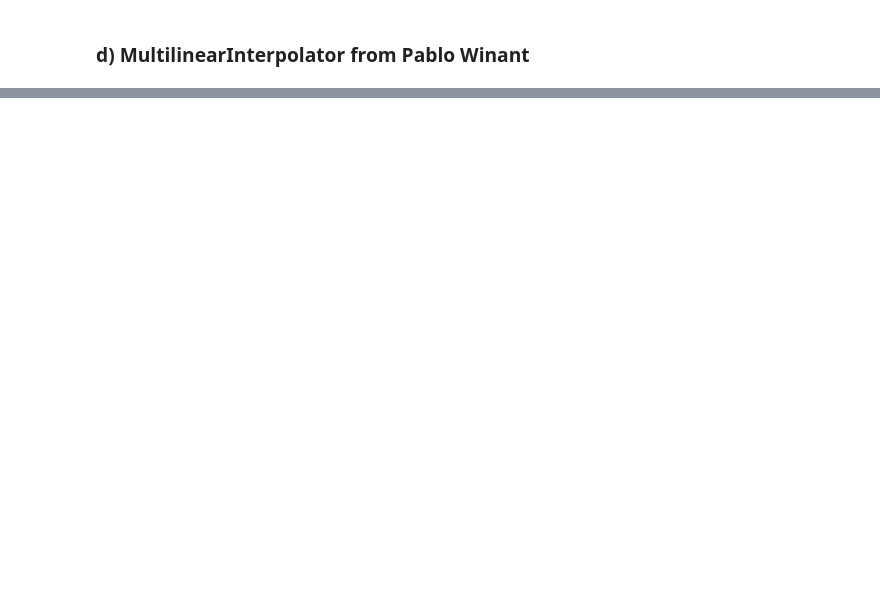
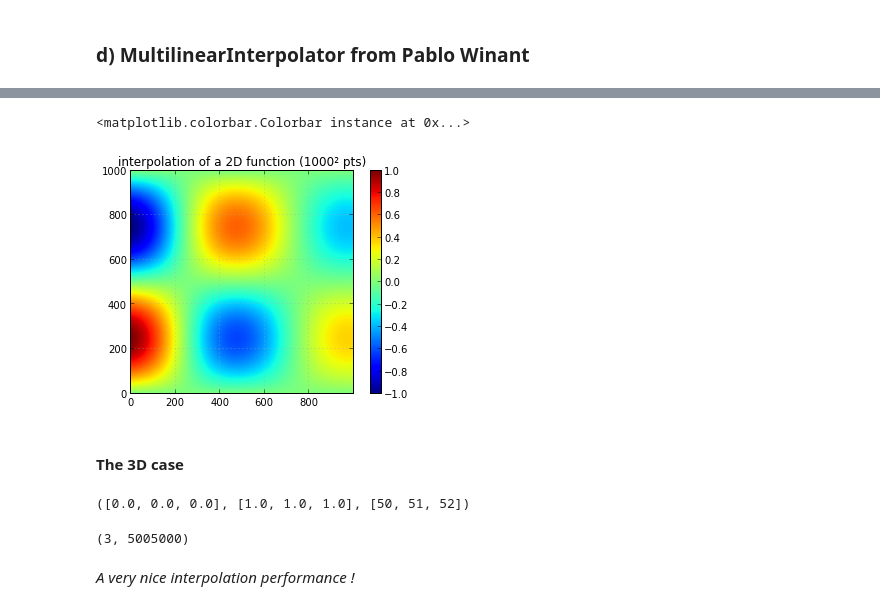
Before and after one commit to pierre-haessig/stodynprog, a Jupyter notebook: linear_interp_benchmark.ipynb, the cells around one changed output, grey strips where cells are left out. Saved outputs shown, nothing was run; the diff lists cells and outputs as text; code cells hidden in the pictures; blank space fills up the shorter version.

```diff
--- a/linear_interp_benchmark.ipynb
+++ b/linear_interp_benchmark.ipynb
@@ -264,0 +286,4 @@ imshow(f_3d_interp) # Looks wrong !!
+# %%
+#%%timeit
+minterp = MultilinearInterpolator(smin,smax,orders)
+minterp.set_values(np.atleast_2d(f_2d_grid.flatten()))
@@ -264,0 +300,6 @@ imshow(f_3d_interp) # Looks wrong !!
+# %%
+# Prepare the coordinates to evaluate the array on :
+points_x, points_y = np.broadcast_arrays(xinterp.reshape(-1,1), yinterp)
+coord = np.vstack((points_x.flatten(),
+                   points_y.flatten()))
+coord.shape
@@ -264,0 +312,21 @@ imshow(f_3d_interp) # Looks wrong !!
+# %%
+# Display
+f_2d_interp = minterp(coord).reshape(len(xinterp), len(yinterp))
+
+plt.imshow(f_2d_interp.T)
+plt.title(u'interpolation of a 2D function ({}² pts)'.format(Ninterp));
+plt.jet()
+plt.colorbar()
+# %% [output]
+<matplotlib.colorbar.Colorbar instance at 0x...>
+[figure, added]
+# %% [markdown]
+#### The 3D case
+# %%
+smin = [xgrid[0], ygrid[0], zgrid[0]]
+smax = [xgrid[-1], ygrid[-1], zgrid[-1]]
+orders = [len(xgrid), len(ygrid), len(zgrid)]
+
+print(smin, smax, orders)
+# %% [output]
+([0.0, 0.0, 0.0], [1.0, 1.0, 1.0], [50, 51, 52])
@@ -264,0 +336,12 @@ imshow(f_3d_interp) # Looks wrong !!
+# %%
+# Prepare the coordinates to evaluate the array on :
+points_x, points_y, points_z = np.broadcast_arrays(xinterp.reshape(-1,1,1), yinterp.reshape(1,-1,1), zinterp)
+coord = np.vstack((points_x.flatten(), # a weird formula !
+                   points_y.flatten(),
+                   points_z.flatten()
+                   ))
+coord.shape
+# %% [output]
+(3, 5005000)
+# %% [markdown]
+*A very nice interpolation performance !*
```
Also changed, not shown: parts of 30 cells of this notebook, 3 other files.
